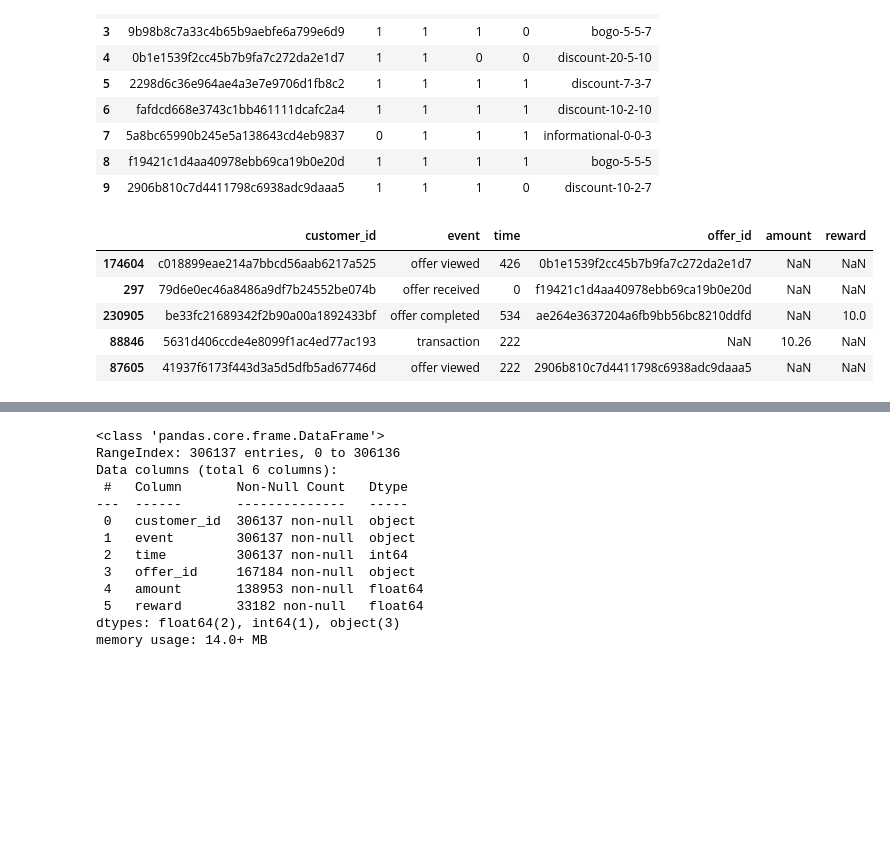
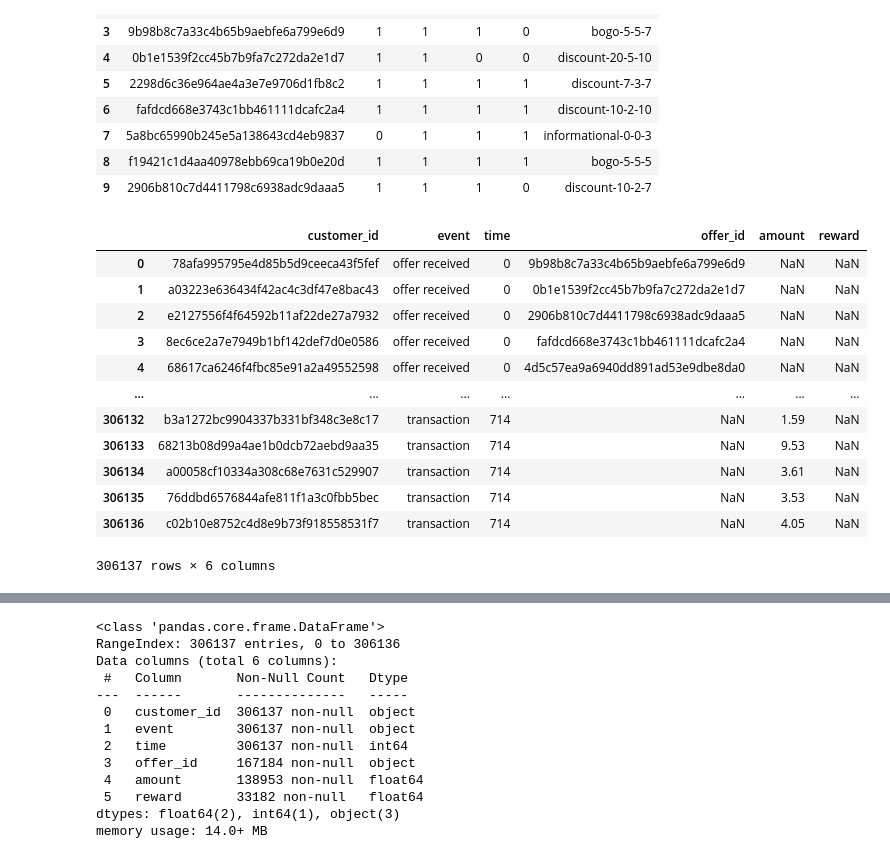
Before and after one commit to irfanzim/Python-Maven-Rewards-Challenge, a Jupyter notebook: final_analysis.ipynb, the cells around one changed output, grey strips where cells are left out. Drawn from its saved outputs; the diff is of its cells as text; code cells hidden in the pictures; blank space fills up the shorter version.

```diff
--- a/final_analysis.ipynb
+++ b/final_analysis.ipynb
@@ -186,11 +186,18 @@ df_offer_trimmed
 # %%
 #load df_event
 df_event=pd.read_csv("cleaned_events.csv")
-df_event.sample(5)
+df_event
 # %% [output]
 |  | customer_id | event | time | offer_id | amount | reward |
-| 174604 | c018899eae214a7bbcd56aab6217a525 | offer viewed | 426 | 0b1e1539f2cc45b7b9fa7c272da2e1d7 | NaN | NaN |
-| 297 | 79d6e0ec46a8486a9df7b24552be074b | offer received | 0 | f19421c1d4aa40978ebb69ca19b0e20d | NaN | NaN |
-| 230905 | be33fc21689342f2b90a00a1892433bf | offer completed | 534 | ae264e3637204a6fb9bb56bc8210ddfd | NaN | 10.0 |
-| 88846 | 5631d406ccde4e8099f1ac4ed77ac193 | transaction | 222 | NaN | 10.26 | NaN |
-| 87605 | 41937f6173f443d3a5d5dfb5ad67746d | offer viewed | 222 | 2906b810c7d4411798c6938adc9daaa5 | NaN | NaN |
+| 0 | 78afa995795e4d85b5d9ceeca43f5fef | offer received | 0 | 9b98b8c7a33c4b65b9aebfe6a799e6d9 | NaN | NaN |
+| 1 | a03223e636434f42ac4c3df47e8bac43 | offer received | 0 | 0b1e1539f2cc45b7b9fa7c272da2e1d7 | NaN | NaN |
+| 2 | e2127556f4f64592b11af22de27a7932 | offer received | 0 | 2906b810c7d4411798c6938adc9daaa5 | NaN | NaN |
+| 3 | 8ec6ce2a7e7949b1bf142def7d0e0586 | offer received | 0 | fafdcd668e3743c1bb461111dcafc2a4 | NaN | NaN |
+| 4 | 68617ca6246f4fbc85e91a2a49552598 | offer received | 0 | 4d5c57ea9a6940dd891ad53e9dbe8da0 | NaN | NaN |
+| ... | ... | ... | ... | ... | ... | ... |
+| 306132 | b3a1272bc9904337b331bf348c3e8c17 | transaction | 714 | NaN | 1.59 | NaN |
+| 306133 | 68213b08d99a4ae1b0dcb72aebd9aa35 | transaction | 714 | NaN | 9.53 | NaN |
+| 306134 | a00058cf10334a308c68e7631c529907 | transaction | 714 | NaN | 3.61 | NaN |
+| 306135 | 76ddbd6576844afe811f1a3c0fbb5bec | transaction | 714 | NaN | 3.53 | NaN |
+| 306136 | c02b10e8752c4d8e9b73f918558531f7 | transaction | 714 | NaN | 4.05 | NaN |
+306137 rows × 6 columns
```
Also changed, not shown: parts of 36 cells of this notebook, 3 other files.
